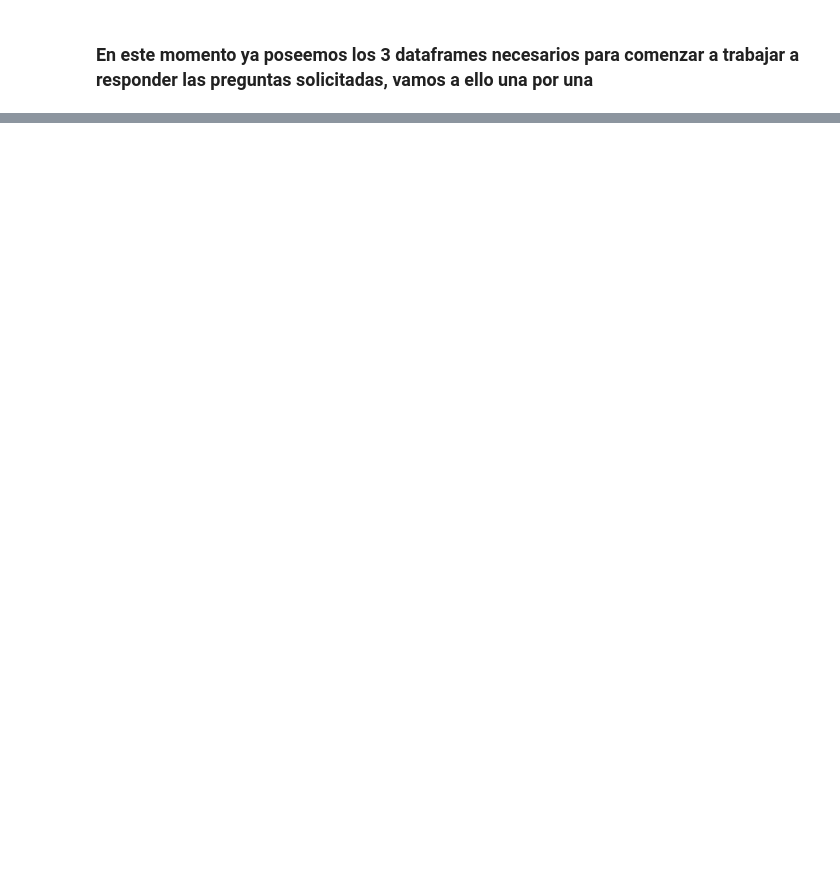
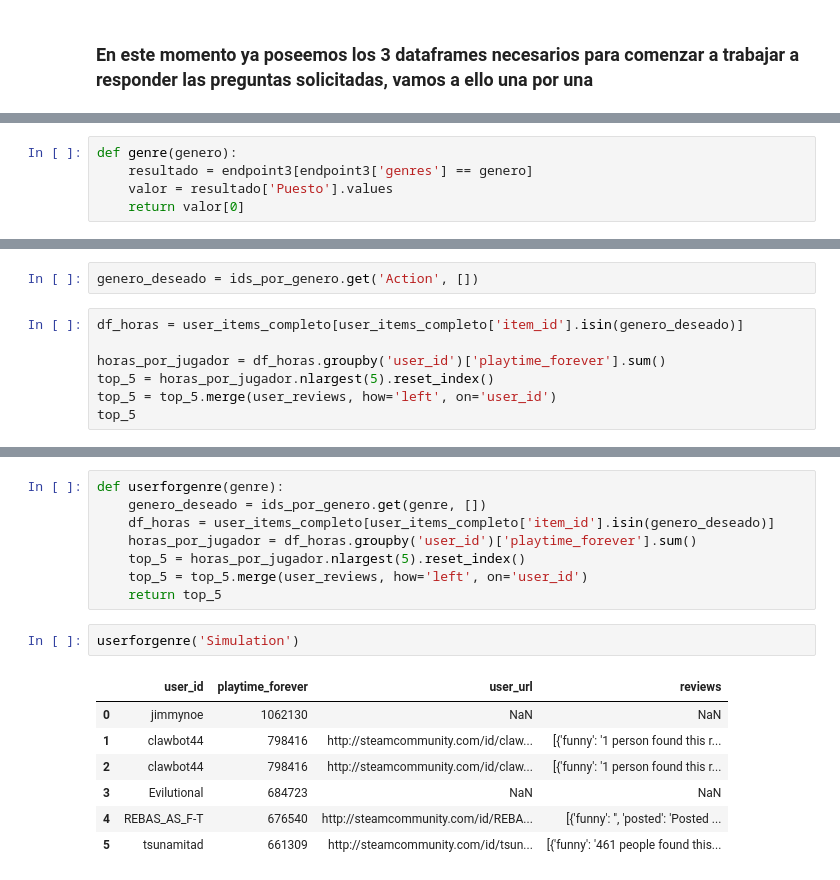
Before and after one commit to fransindi/Steam_MLOps, a Jupyter notebook: ETL.ipynb, the cells around one changed output, grey strips where cells are left out. Saved outputs shown, nothing was run; the diff lists cells and outputs as text; blank space fills up the shorter version.

```diff
--- a/ETL.ipynb
+++ b/ETL.ipynb
@@ -127,0 +257,5 @@ Name: items, dtype: object
+# %%
+def genre(genero):
+    resultado = endpoint3[endpoint3['genres'] == genero]
+    valor = resultado['Puesto'].values
+    return valor[0]
@@ -127,0 +268,9 @@ Name: items, dtype: object
+# %%
+genero_deseado = ids_por_genero.get('Action', [])
+# %%
+df_horas = user_items_completo[user_items_completo['item_id'].isin(genero_deseado)]
+
+horas_por_jugador = df_horas.groupby('user_id')['playtime_forever'].sum()
+top_5 = horas_por_jugador.nlargest(5).reset_index()
+top_5 = top_5.merge(user_reviews, how='left', on='user_id')
+top_5
@@ -127,0 +284,18 @@ Name: items, dtype: object
+# %%
+def userforgenre(genre):
+    genero_deseado = ids_por_genero.get(genre, [])
+    df_horas = user_items_completo[user_items_completo['item_id'].isin(genero_deseado)]
+    horas_por_jugador = df_horas.groupby('user_id')['playtime_forever'].sum()
+    top_5 = horas_por_jugador.nlargest(5).reset_index()
+    top_5 = top_5.merge(user_reviews, how='left', on='user_id')
+    return top_5
+# %%
+userforgenre('Simulation')
+# %% [output]
+|  | user_id | playtime_forever | user_url | reviews |
+| 0 | jimmynoe | 1062130 | NaN | NaN |
+| 1 | clawbot44 | 798416 | http://steamcommunity.com/id/claw... | [{'funny': '1 person found this r... |
+| 2 | clawbot44 | 798416 | http://steamcommunity.com/id/claw... | [{'funny': '1 person found this r... |
+| 3 | Evilutional | 684723 | NaN | NaN |
+| 4 | REBAS_AS_F-T | 676540 | http://steamcommunity.com/id/REBA... | [{'funny': '', 'posted': 'Posted ... |
+| 5 | tsunamitad | 661309 | http://steamcommunity.com/id/tsun... | [{'funny': '461 people found this... |
```
Also changed, not shown: parts of 32 cells of this notebook, 1 other file.
